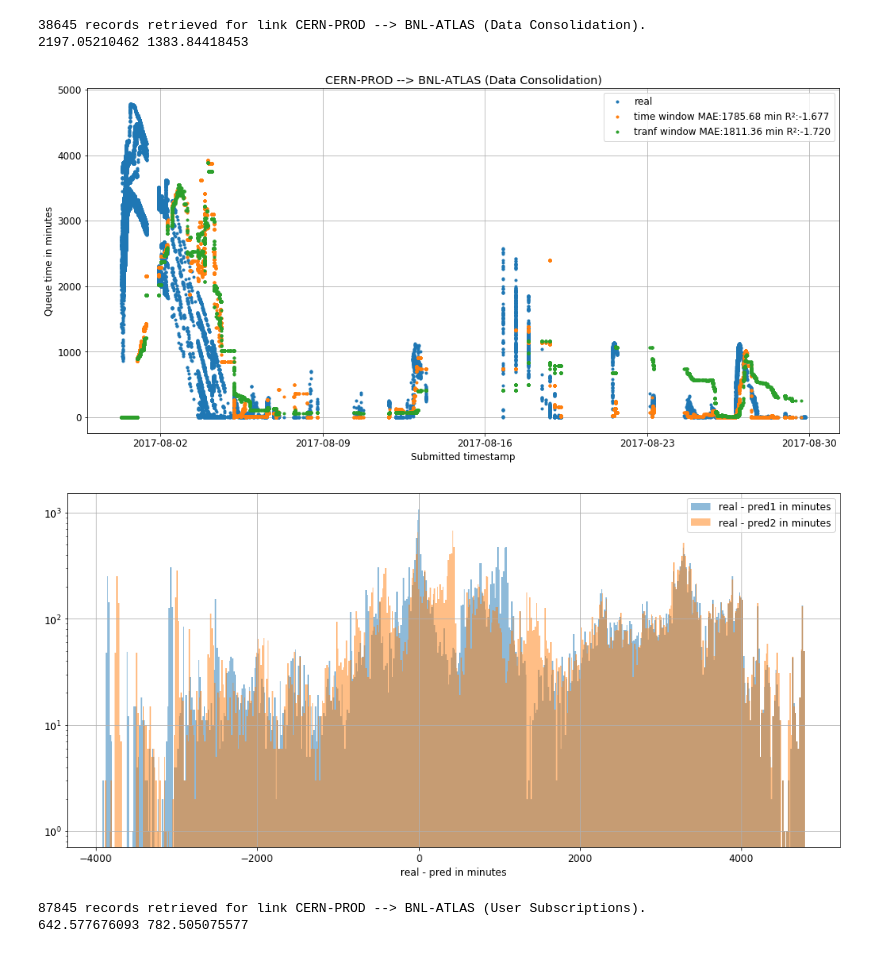
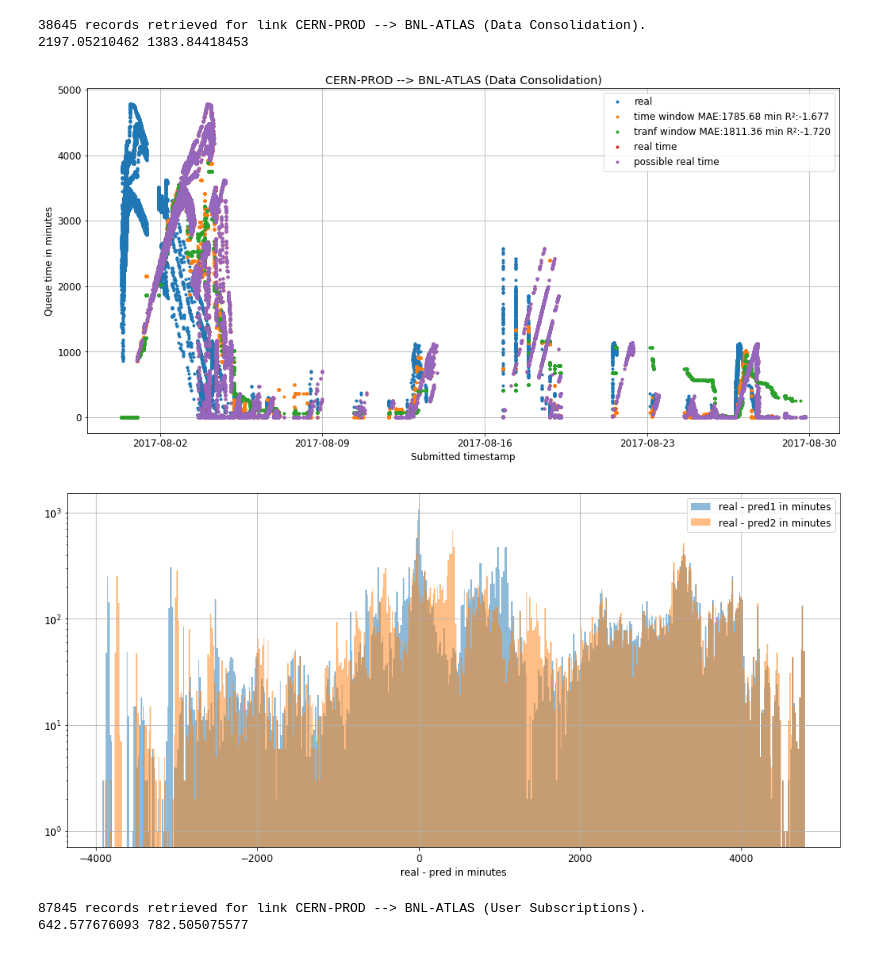
Before and after one commit to ATLAS-Analytics/AnalyticsNotebooks, a Jupyter notebook: jbogadog/EWMA (time|transfers base windows) comparison.ipynb, the cells around one changed output. Cells and saved outputs as stored; diff of their text form; code cells hidden in the pictures.

```diff
--- a/jbogadog/EWMA (time|transfers base windows) comparison.ipynb
+++ b/jbogadog/EWMA (time|transfers base windows) comparison.ipynb
@@ -54,9 +57,9 @@ def get_link_data(src, dst, act, date='2017-08-01', span=1):
         'query':{
             "bool" : {
                 "must" : [
-                    {"term" : { "dst" : src }},
-                    {"term" : { "src" : dst }},
-                    {"term" : { "activity" : act }},
+                    {"term" : { "src" : src }},
+                    {"term" : { "dst" : dst }},
+                    #{"term" : { "activity" : act }},
                     {"range" : {"transferred_at" : {  "gte": period_start } }},
                     {"range" : {"submitted_at" :   {  "lt" : period_end } }}
                     ]
@@ -236,6 +537,7 @@ plt.show()
 src = 'CERN-PROD'
 dst = 'BNL-ATLAS'
 act = 'Data Consolidation'
+days=30
 # parameters for time based window
 # window in minutes
 window_1 = 75
@@ -250,40 +552,42 @@ window_2 = 952
 every_2 = 5
 beta_2 = 0.0000
 
-data = get_link_data(src, dst, act,'2017-08-01', 30)
+data = get_link_data(src, dst, act,'2017-08-01', days)
 x1,y1,y_real1 = make_prediction_time(data, window_1, every_1, beta_1)
 x2,y2,y_real2 = make_prediction_transfer(data, window_2, every_2, beta_2)
 print(np.mean(y_real1/60),np.std(y_real1/60))
 plt.title('%s --> %s (%s)'% (src,dst,act))
 plt.plot(pd.to_datetime(data.SUBMITTED.values,unit='s'),data.Q_TIME.values/60,'.', label='real')
 plt.plot(pd.to_datetime(x1,unit='s'),y1/60,'.',
          label='time window MAE:%.2f min R²:%.3f'%(mae(y_real1,y1)/60,r2(y_real1,y1)))
 plt.plot(pd.to_datetime(x2,unit='s'),y2/60,'.',
          label='tranf window MAE:%.2f min R²:%.3f'%(mae(y_real2,y2)/60,r2(y_real2,y2)))
+plt.plot(pd.to_datetime(data.ENDED.values,unit='s'),data.Q_TIME.values/60,'.', label='real time')
+plt.plot(pd.to_datetime(data.STARTED.values,unit='s'),data.Q_TIME.values/60,'.', label='possible real time')
 #plt.yscale('log')
 #plt.xscale('log')
 plt.xlabel('Submitted timestamp')
 plt.ylabel('Queue time in minutes')
 fig = plt.gcf()
 fig.set_size_inches(17, 8)
 plt.legend()
 plt.grid()
 plt.show()
 
 plt.hist(y_real1/60 - y1/60, label='real - pred1 in minutes',bins=500, alpha=0.5)
 plt.hist(y_real2/60 - y2/60, label='real - pred2 in minutes',bins=500, alpha=0.5)
 plt.yscale('log')
 #plt.xscale('log')
 plt.xlabel('real - pred in minutes')
 fig = plt.gcf()
 fig.set_size_inches(17, 8)
 plt.legend()
 plt.grid()
 plt.show()
 # %% [output]
 38645 records retrieved for link CERN-PROD --> BNL-ATLAS (Data Consolidation).
 2197.05210462 1383.84418453
-[figure, old version]
+[figure, new version]
 [figure]
 # %%
 # link to test
```
Also changed, not shown: parts of 11 cells of this notebook, 22 other files.
